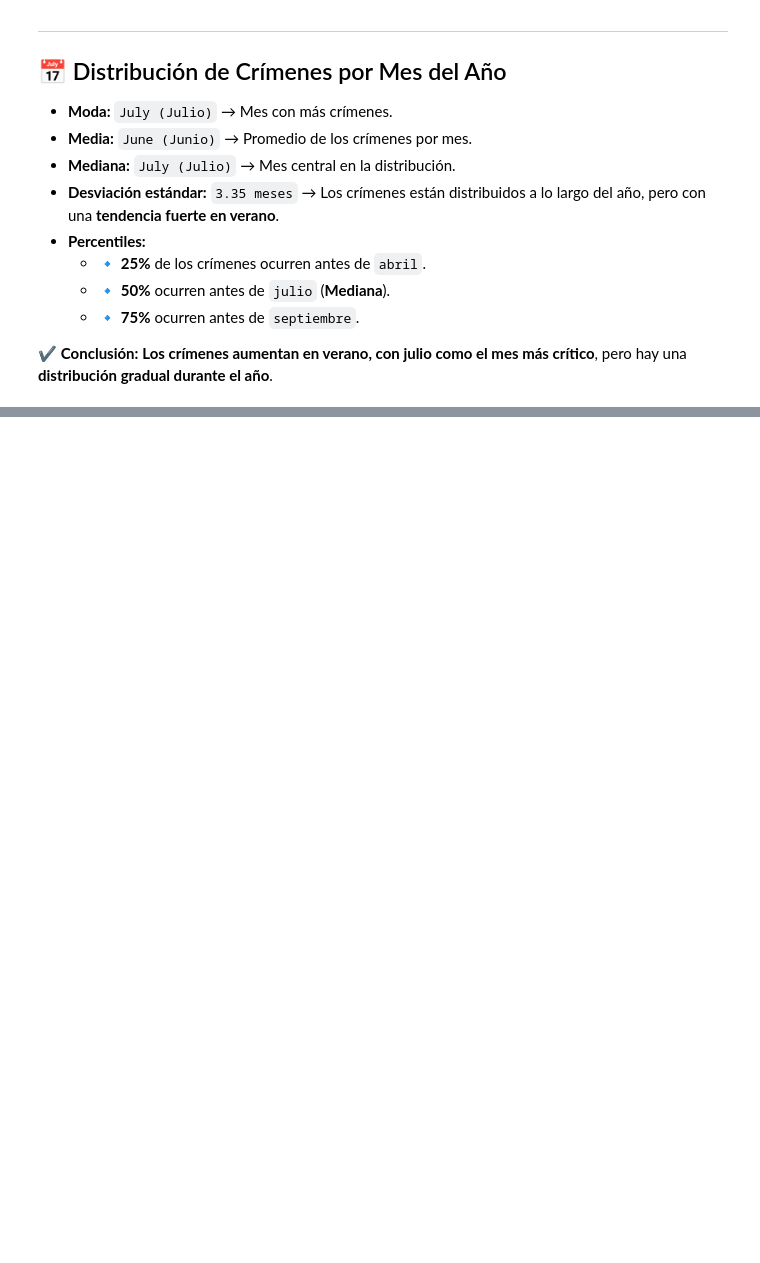
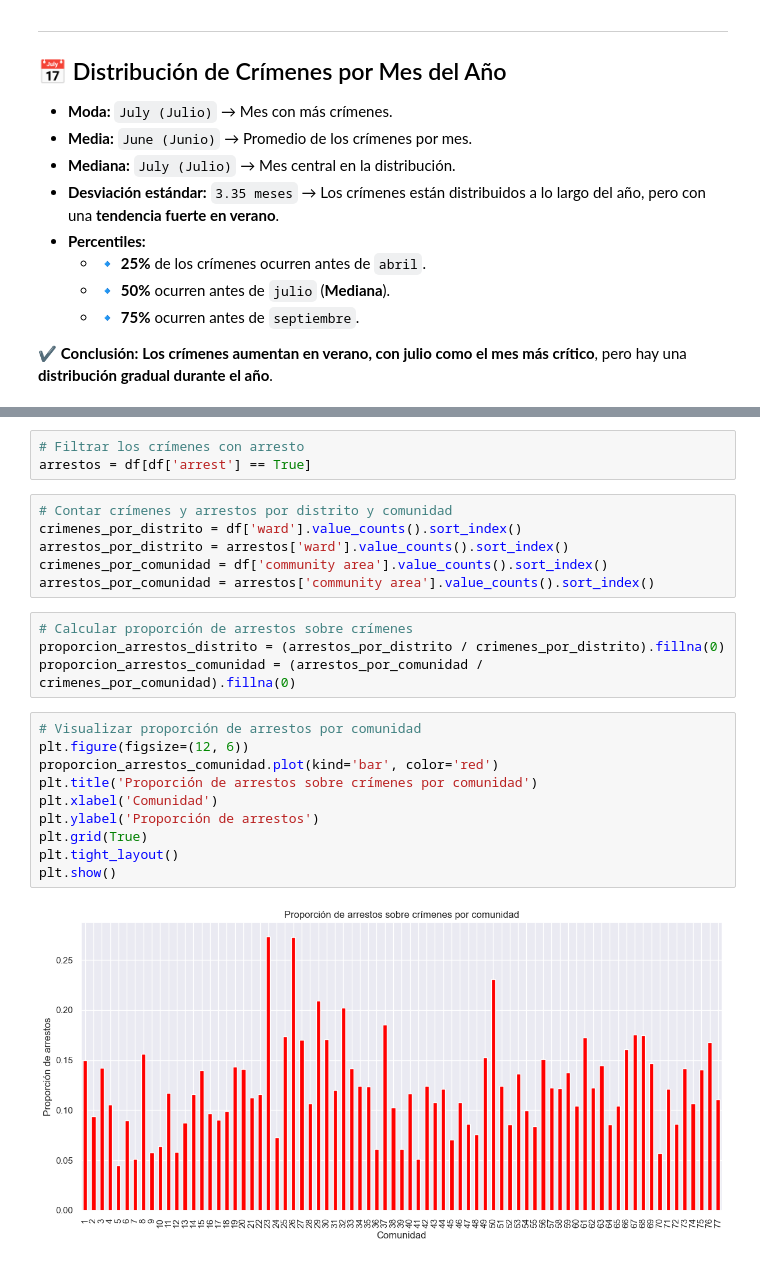
Before and after one commit to mbarquienero/Analisis_de_datos, a Jupyter notebook: chicago_crimenes.ipynb, the cells around one changed output, grey strips where cells are left out. Cells and saved outputs as stored; diff of their text form; blank space fills up the shorter version.

```diff
--- a/chicago_crimenes.ipynb
+++ b/chicago_crimenes.ipynb
@@ -1400,0 +1440,25 @@ Percentiles: 25%=April, 50%=July, 75%=September
+# %%
+# Filtrar los crímenes con arresto
+arrestos = df[df['arrest'] == True]
+# %%
+# Contar crímenes y arrestos por distrito y comunidad
+crimenes_por_distrito = df['ward'].value_counts().sort_index()
+arrestos_por_distrito = arrestos['ward'].value_counts().sort_index()
+crimenes_por_comunidad = df['community area'].value_counts().sort_index()
+arrestos_por_comunidad = arrestos['community area'].value_counts().sort_index()
+# %%
+# Calcular proporción de arrestos sobre crímenes
+proporcion_arrestos_distrito = (arrestos_por_distrito / crimenes_por_distrito).fillna(0)
+proporcion_arrestos_comunidad = (arrestos_por_comunidad / crimenes_por_comunidad).fillna(0)
+# %%
+# Visualizar proporción de arrestos por comunidad
+plt.figure(figsize=(12, 6))
+proporcion_arrestos_comunidad.plot(kind='bar', color='red')
+plt.title('Proporción de arrestos sobre crímenes por comunidad')
+plt.xlabel('Comunidad')
+plt.ylabel('Proporción de arrestos')
+plt.grid(True)
+plt.tight_layout()
+plt.show()
+# %% [output]
+[figure, added]
```
Also changed, not shown: parts of 23 cells of this notebook.
